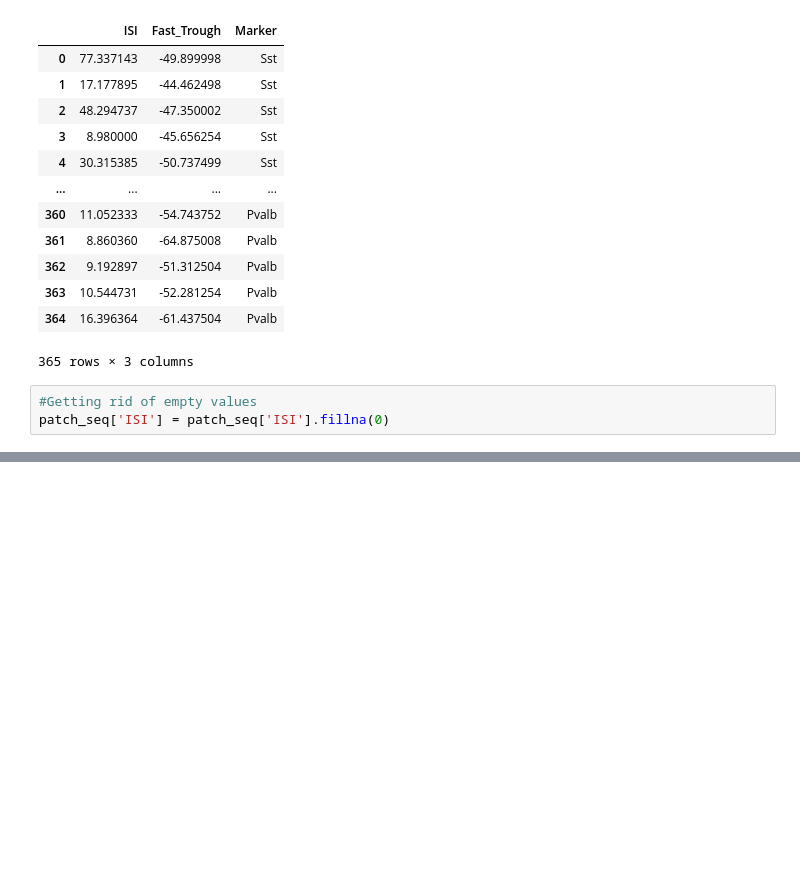
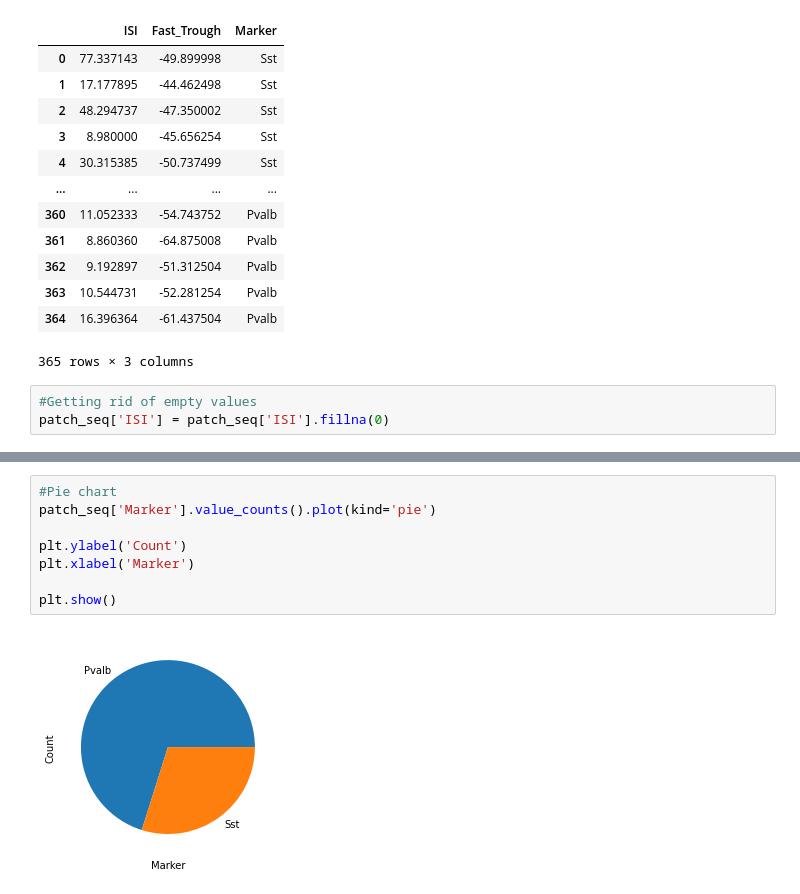
Before and after one commit to zoyaholin/Neur265HOLIN, a Jupyter notebook: coding_homework_4.ipynb, the cells around one changed output, grey strips where cells are left out. Cells and saved outputs as stored; diff of their text form; blank space fills up the shorter version.

```diff
--- a/coding_homework_4.ipynb
+++ b/coding_homework_4.ipynb
@@ -101,0 +116,10 @@ ValueError: ignored
+# %%
+#Pie chart
+patch_seq['Marker'].value_counts().plot(kind='pie')
+
+plt.ylabel('Count')
+plt.xlabel('Marker')
+
+plt.show()
+# %% [output]
+[figure, added]
```
Also changed, not shown: parts of 16 cells of this notebook.
